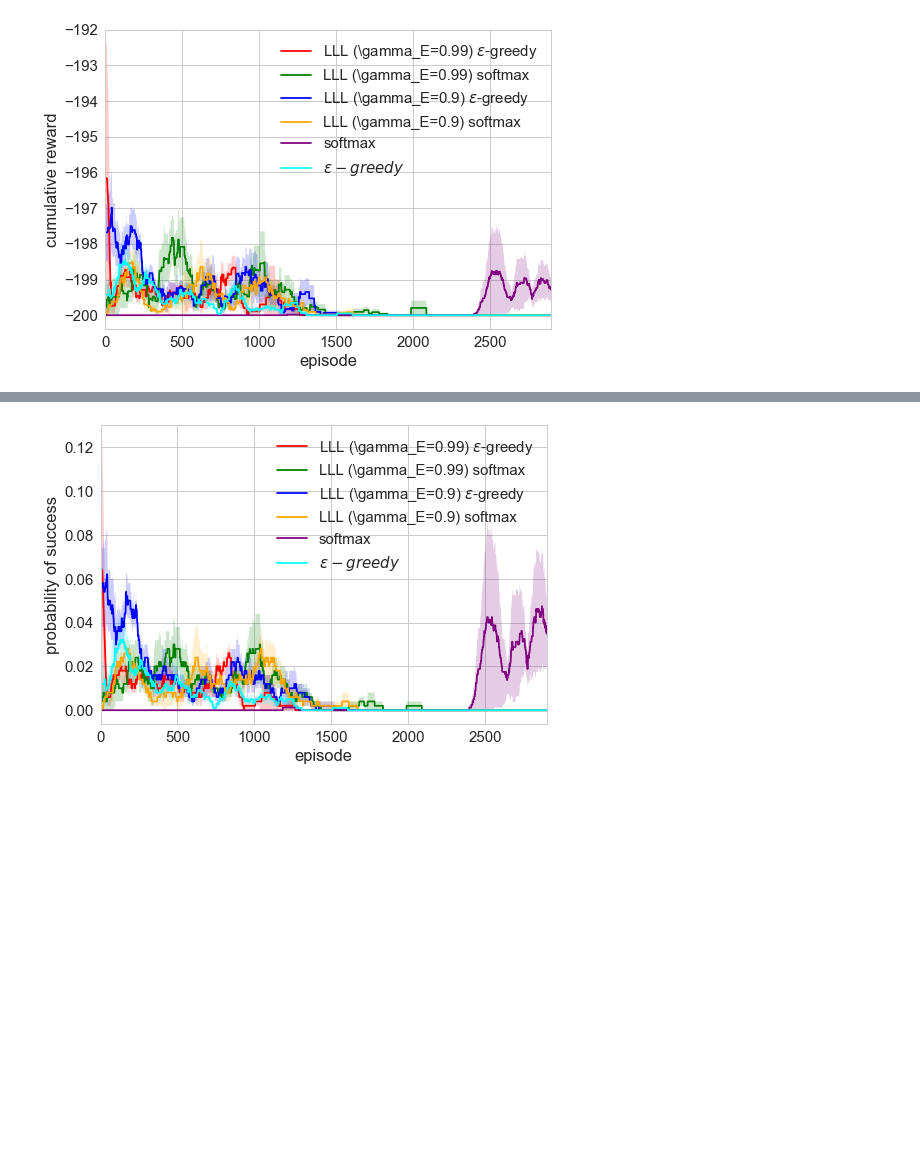
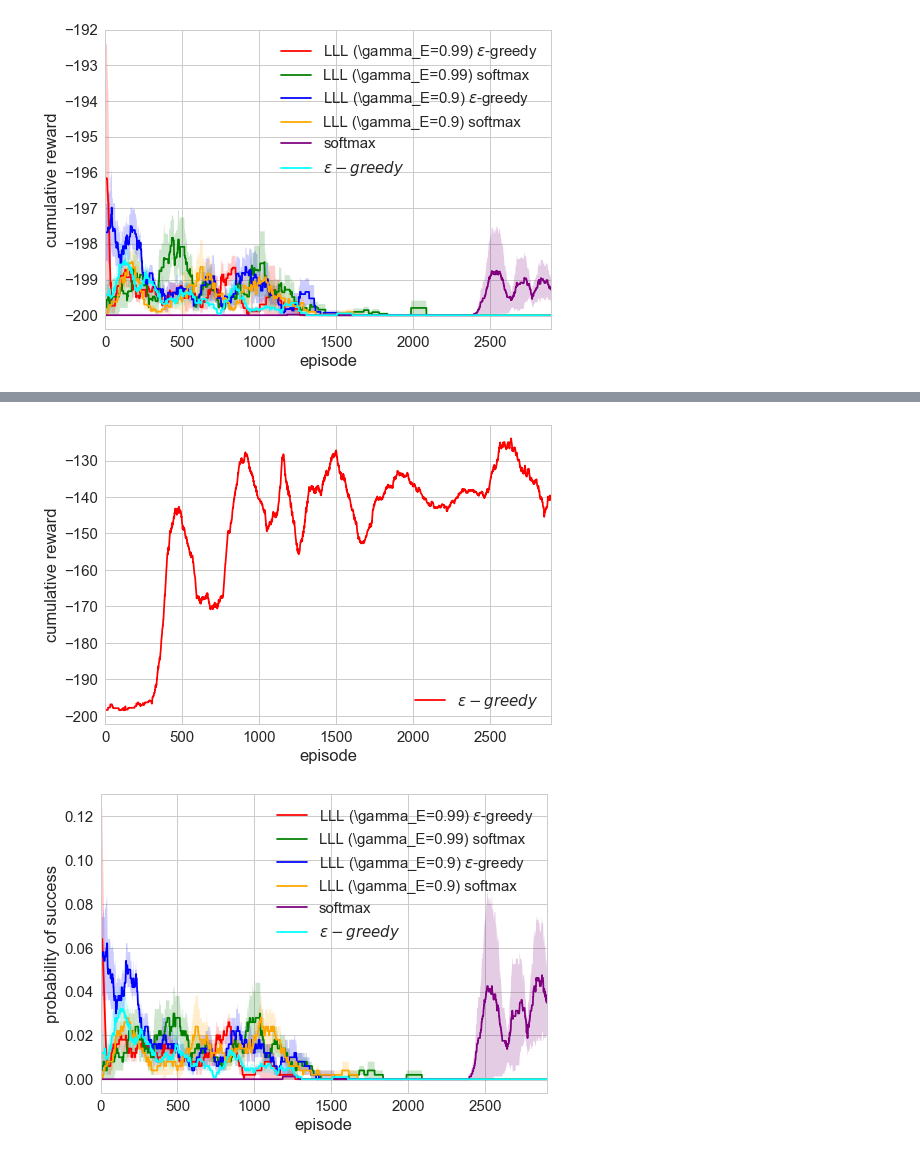
Before and after one commit to nathanwang000/deep_exploration_with_E_network, a Jupyter notebook: plot.ipynb, the cells around one changed output, grey strips where cells are left out. Cells and saved outputs as stored; diff of their text form; code cells hidden in the pictures; blank space fills up the shorter version.

```diff
--- a/plot.ipynb
+++ b/plot.ipynb
@@ -64,3 +70,9 @@ plt.show()
+# %%
+combined_reward(['mc_epsilon_dqn_1'], prob=False)
+plt.savefig('moutain_car_real_setting_reward.png')
+plt.show()
+# %% [output]
+[figure, added]
 # %%
 combined_reward(logdirs, prob=True)
 plt.savefig('mountain_car_prob.png')
```
Also changed, not shown: parts of 1 cell of this notebook, 4 other files.
